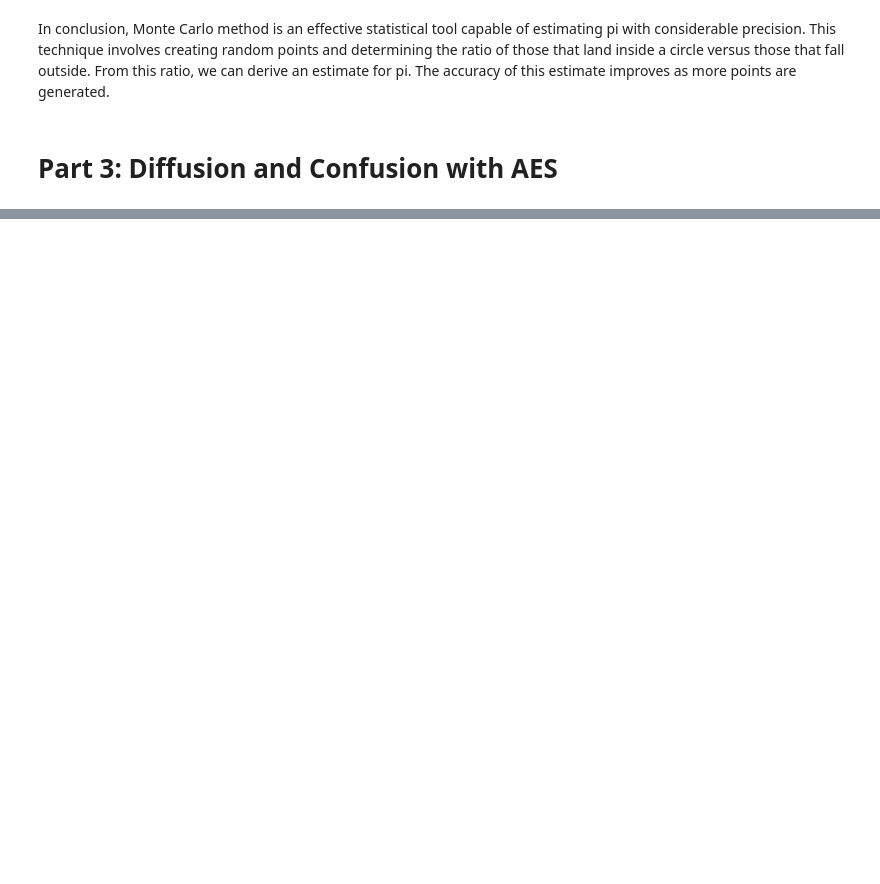
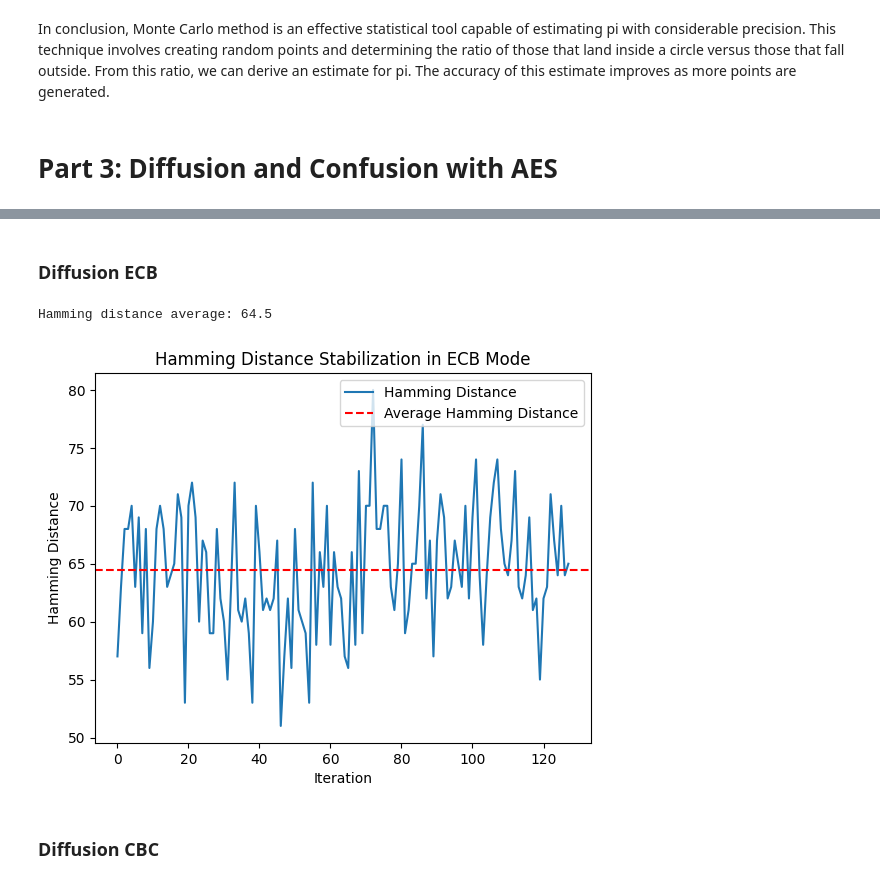
Before and after one commit to Luisbp27/unibo, a Jupyter notebook: EADS/Block Ciphers/EncryptionEagles.ipynb, the cells around one changed output, grey strips where cells are left out. Drawn from its saved outputs; the diff is of its cells as text; code cells hidden in the pictures; blank space fills up the shorter version.

Commit message:
Parte 2 Block Cipher hecha falta acabar la 3 (a la espera de resolver dudas)

```diff
--- a/EADS/Block Ciphers/EncryptionEagles.ipynb
+++ b/EADS/Block Ciphers/EncryptionEagles.ipynb
@@ -190,0 +219,50 @@ In conclusion, Monte Carlo method is an effective statistical tool capable of es
+# %%
+def n_hamming_distance(n, ciphertext, mod_plaintext):
+    hamming_distances = []
+    averages = []
+
+    for i in range(n):
+        distance = hamming_distance(ciphertext, mod_plaintext[i])
+        hamming_distances.append(distance)
+        current_average = sum(hamming_distances) / len(hamming_distances)
+        averages.append(current_average)
+
+    return hamming_distances, averages[-1]
+# %%
+def create_modified_plaintexts(n, plaintext, mode):
+    """Create a list of n modified versions of the plaintext, each with a different bit flipped"""
+    modified_texts = []
+    for i in range(n):
+        # Copy the original plaintext and flip the i-th bit of the entire plaintext sequence
+        mod_plaintext = bytearray(plaintext)
+        byte_index, bit_index = divmod(i, 8)  # Calculate byte index and bit position
+        if byte_index < len(mod_plaintext):  # Check to avoid index out of range
+            mod_plaintext[byte_index] ^= (1 << bit_index)
+            modified_texts.append(encrypt_by_mode(bytes(mod_plaintext), key, mode)) # Encrypt the modified plaintext and add it to the list
+    return modified_texts
+# %% [markdown]
+### Diffusion ECB
+# %%
+# Encrypt the plaintext
+ciphertext_ecb = encrypt_by_mode(plaintext=plaintext, key=key, mode="ecb")
+# %%
+# Create a list of modified plaintexts
+mod_plaintext_ecb = create_modified_plaintexts(iterations, plaintext, "ecb")
+# %%
+# Calculate the Hamming distance between the original ciphertext and the modified plaintexts
+hamming_distances, average = n_hamming_distance(iterations, ciphertext_ecb, mod_plaintext_ecb)
+print(f"Hamming distance average: {average}")
+
+# Plotting Hamming distance over iterations and the average
+plt.plot(hamming_distances, label='Hamming Distance')
+plt.axhline(average, color='r', linestyle='--', label='Average Hamming Distance')
+plt.xlabel('Iteration')
+plt.ylabel('Hamming Distance')
+plt.title('Hamming Distance Stabilization in ECB Mode')
+plt.legend(loc='upper right')
+plt.show()
+# %% [output]
+Hamming distance average: 64.5
+[figure, added]
+# %% [markdown]
+### Diffusion CBC
```
Also changed, not shown: parts of 23 cells of this notebook, 4 other files.
